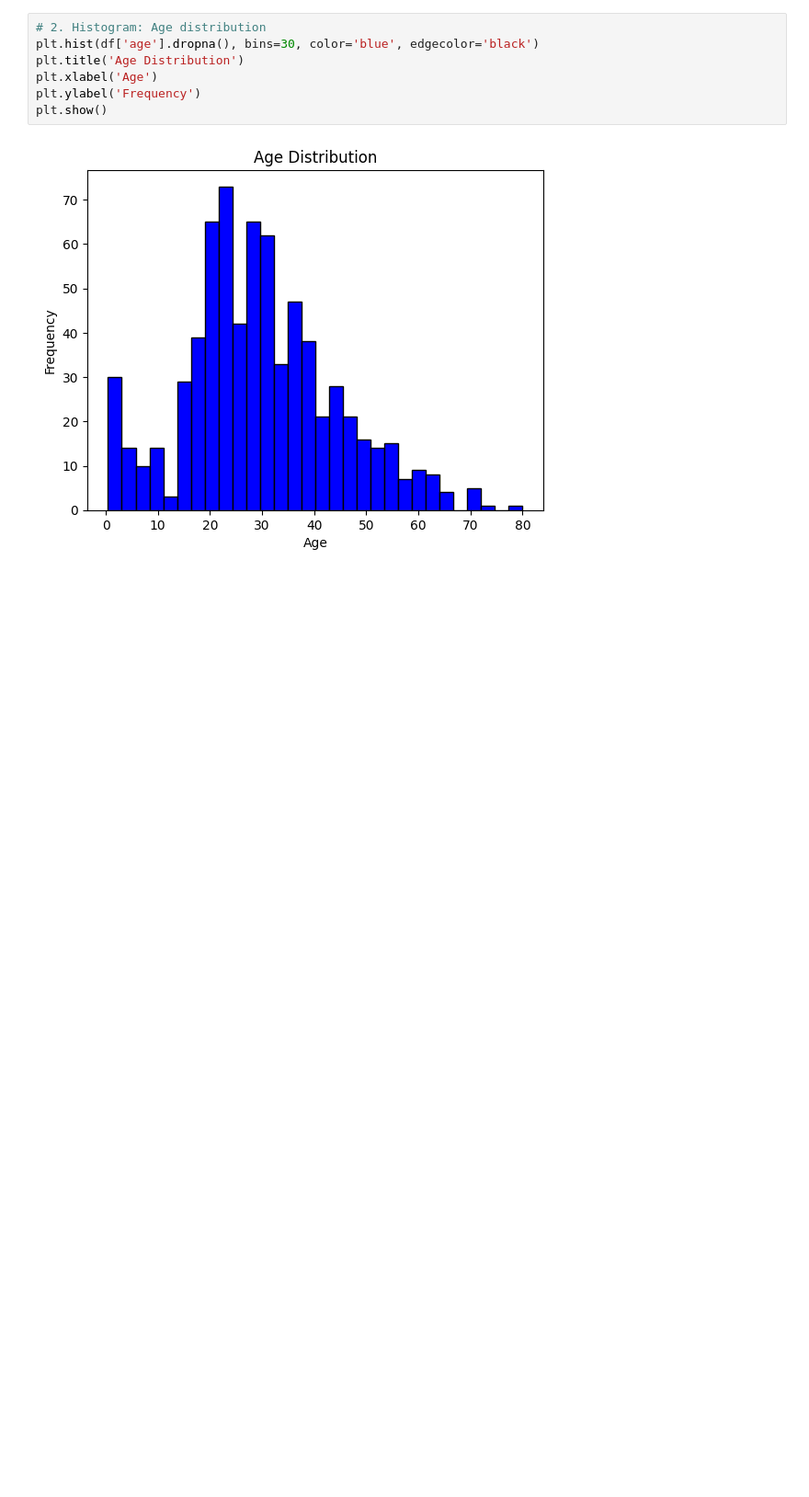
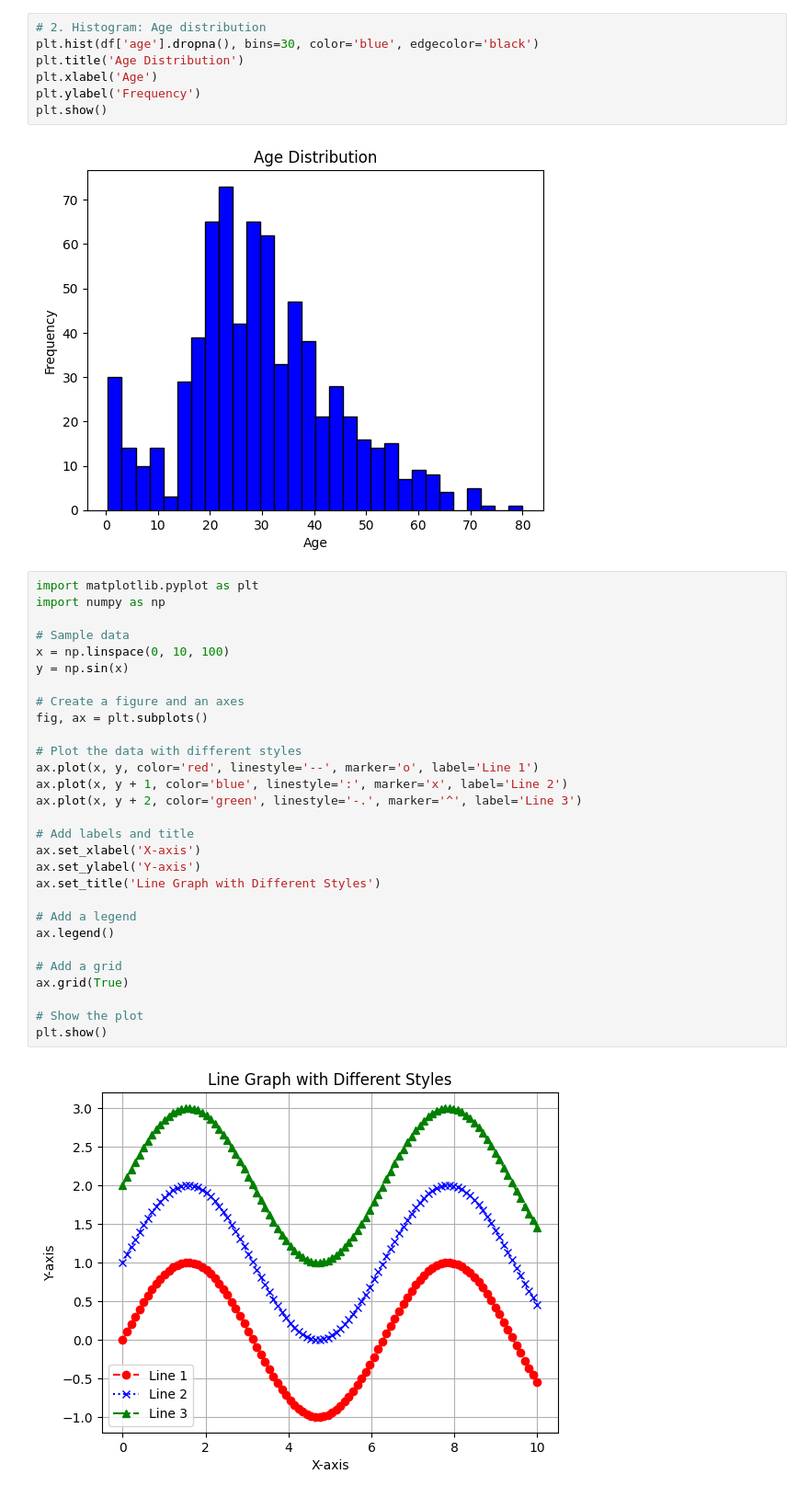
Before and after one commit to Shivsgithubb/DATA-ANALYTICS, a Jupyter notebook: Data Visualiztion/graphs.ipynb, the cells around one changed output. Shown at 92% size. Drawn from its saved outputs; the diff is of its cells as text; blank space fills up the shorter version.

Commit message:
graphs

```diff
--- a/Data Visualiztion/graphs.ipynb
+++ b/Data Visualiztion/graphs.ipynb
@@ -77,3 +77,34 @@ plt.ylabel('Frequency')
 plt.show()
 # %% [output]
 [figure]
+# %%
+import matplotlib.pyplot as plt
+import numpy as np
+
+# Sample data
+x = np.linspace(0, 10, 100)
+y = np.sin(x)
+
+# Create a figure and an axes
+fig, ax = plt.subplots()
+
+# Plot the data with different styles
+ax.plot(x, y, color='red', linestyle='--', marker='o', label='Line 1')
+ax.plot(x, y + 1, color='blue', linestyle=':', marker='x', label='Line 2')
+ax.plot(x, y + 2, color='green', linestyle='-.', marker='^', label='Line 3')
+
+# Add labels and title
+ax.set_xlabel('X-axis')
+ax.set_ylabel('Y-axis')
+ax.set_title('Line Graph with Different Styles')
+
+# Add a legend
+ax.legend()
+
+# Add a grid
+ax.grid(True)
+
+# Show the plot
+plt.show()
+# %% [output]
+[figure, added]
```
Also changed, not shown: 3 other files.
